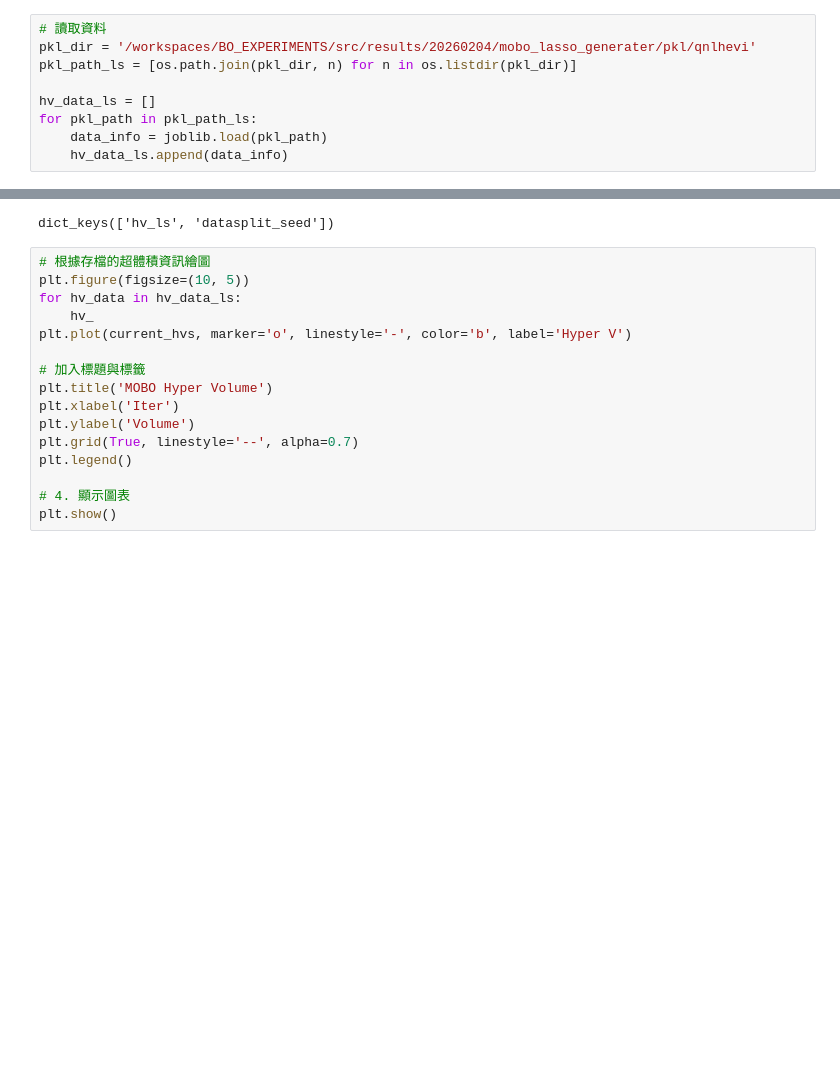
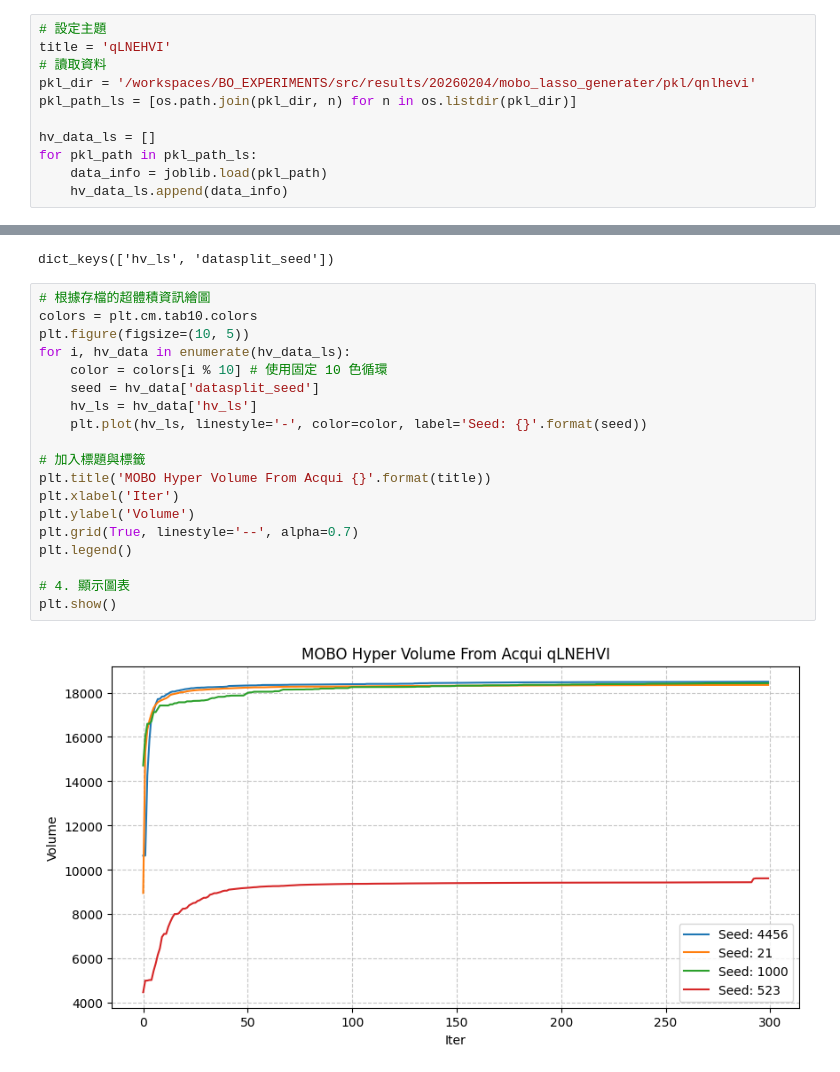
Before and after one commit to bardenthenry/Scheffe_Dataset_BO_Experiments, a Jupyter notebook: example/hyper_volumn_plot.ipynb, the cells around one changed output, grey strips where cells are left out. Cells and saved outputs as stored; diff of their text form; blank space fills up the shorter version.

```diff
--- a/example/hyper_volumn_plot.ipynb
+++ b/example/hyper_volumn_plot.ipynb
@@ -6,6 +6,8 @@ import numpy as np
 import pandas as pd
 import joblib
 # %%
+# 設定主題
+title = 'qLNEHVI'
 # 讀取資料
 pkl_dir = '/workspaces/BO_EXPERIMENTS/src/results/20260204/mobo_lasso_generater/pkl/qnlhevi'
 pkl_path_ls = [os.path.join(pkl_dir, n) for n in os.listdir(pkl_dir)]
@@ -20,17 +22,22 @@ hv_data_ls[0].keys()
 dict_keys(['hv_ls', 'datasplit_seed'])
 # %%
 # 根據存檔的超體積資訊繪圖
+colors = plt.cm.tab10.colors
 plt.figure(figsize=(10, 5))
-for hv_data in hv_data_ls:
-    hv_
-plt.plot(current_hvs, marker='o', linestyle='-', color='b', label='Hyper V')
+for i, hv_data in enumerate(hv_data_ls):
+    color = colors[i % 10] # 使用固定 10 色循環
+    seed = hv_data['datasplit_seed']
+    hv_ls = hv_data['hv_ls']
+    plt.plot(hv_ls, linestyle='-', color=color, label='Seed: {}'.format(seed))
 
 # 加入標題與標籤
-plt.title('MOBO Hyper Volume')
+plt.title('MOBO Hyper Volume From Acqui {}'.format(title))
 plt.xlabel('Iter')
 plt.ylabel('Volume')
 plt.grid(True, linestyle='--', alpha=0.7)
 plt.legend()
 
 # 4. 顯示圖表
 plt.show()
+# %% [output]
+[figure, added]
```
Also changed, not shown: 2 other files.
